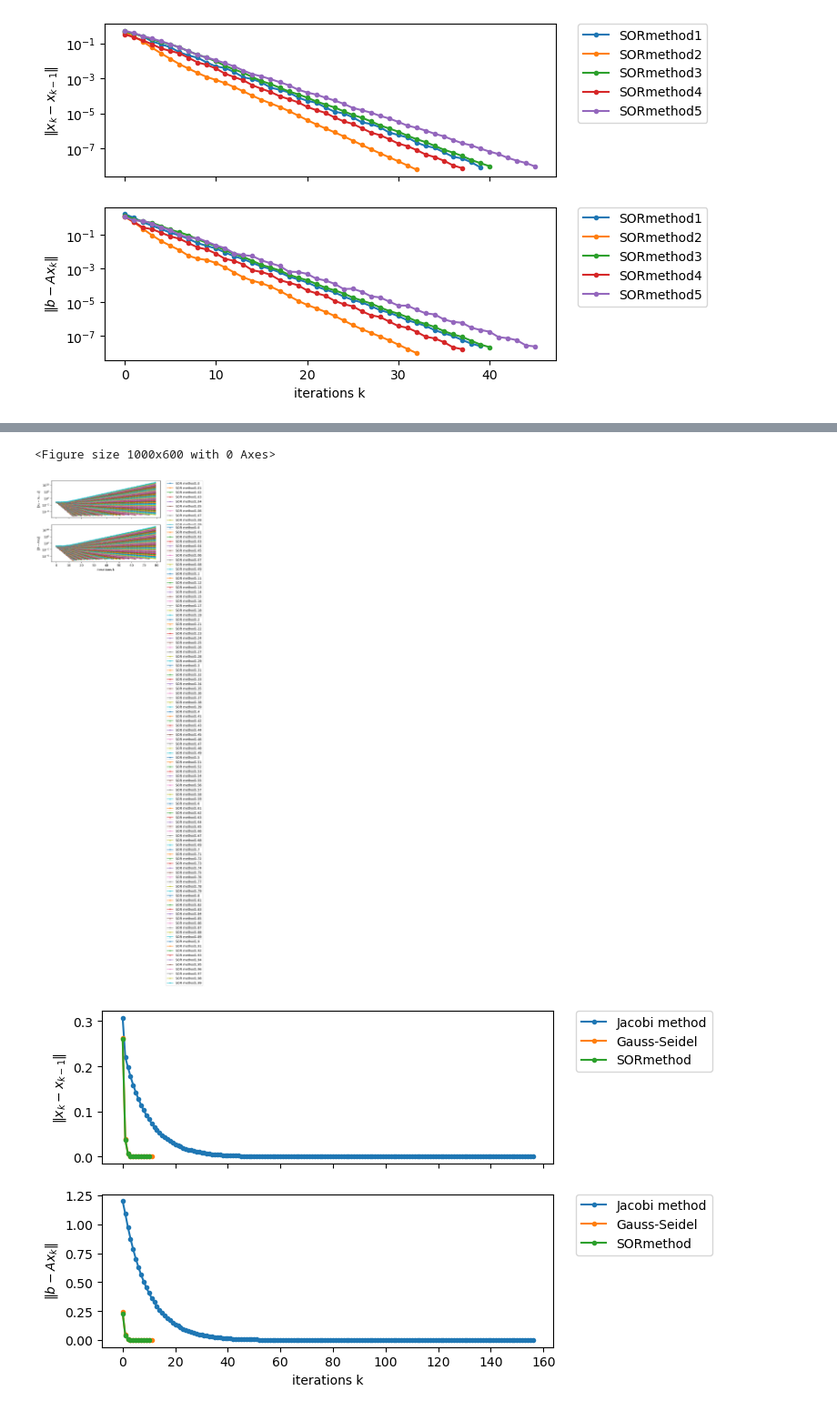
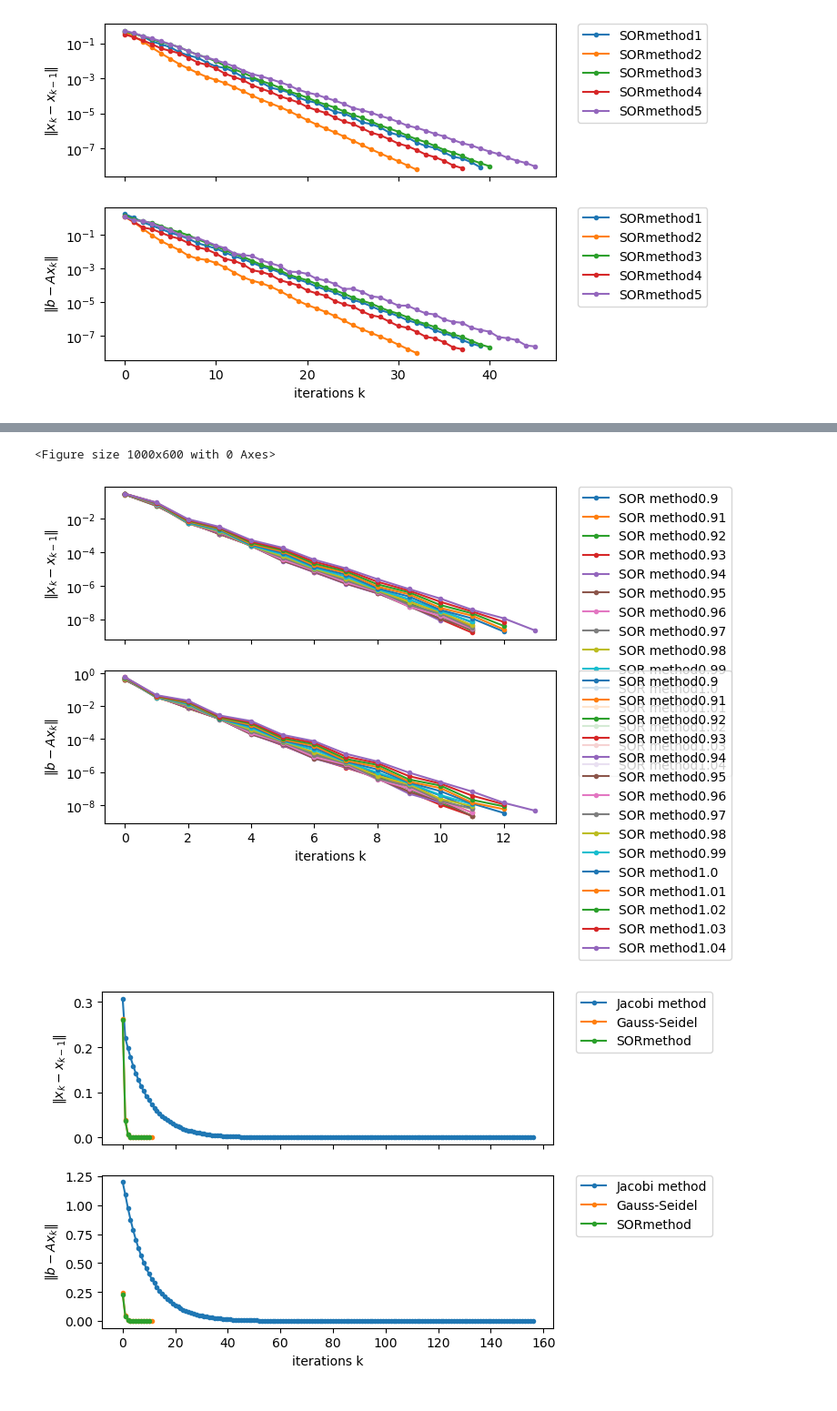
Before and after one commit to neckoshirasu/Scientific-and-technical-Computing, a Jupyter notebook: トピック4/sc4-report.ipynb, the cells around one changed output, grey strips where cells are left out. Shown at 91% size. Saved outputs shown, nothing was run; the diff lists cells and outputs as text; code cells hidden in the pictures.

```diff
--- a/トピック4/sc4-report.ipynb
+++ b/トピック4/sc4-report.ipynb
@@ -570,7 +570,7 @@ np.fill_diagonal(A, A.sum(axis=1))  #優対角
 b = rng.random(10)
 
 listb = []
-for i in range(11, 20):
+for i in range(5, 15):
     omega = round(i * 0.1, 2)
     cache_callback_SOR = CacheDiffRes("SOR method" + str(omega))
     x = sor(A, b, omega = omega, callback=cache_callback_SOR)
@@ -599,7 +599,7 @@ A = rng.random(size=(10, 10))
 np.fill_diagonal(A, A.sum(axis=1))  #優対角
 b = rng.random(10)
 
-for i in range(105,200, 5):
+for i in range(80,120, 5):
     omega = round(i * 0.01, 2)
     cache_callback_SOR = CacheDiffRes("SOR method" + str(omega))
     x = sor(A, b, omega = omega, callback=cache_callback_SOR)
@@ -624,28 +624,28 @@ fig = plots.plot(y_logscale=True)
 # %%
 listd = []
 A = rng.random(size=(10, 10))
 np.fill_diagonal(A, A.sum(axis=1))  #優対角
 b = rng.random(10)
 
-for i in range(100,200,):
+for i in range(90,105,):
     omega = i / 100
     cache_callback_SOR = CacheDiffRes("SOR method" + str(omega))
     x = sor(A, b, omega = omega, callback=cache_callback_SOR)
     listd.append(cache_callback_SOR)
 
     plot_cache = PlotCacheDiffRes([
         cache_callback_SOR
     ])
 
 plots = PlotCacheDiffRes(
     listd
 )
 
 fig = plt.figure(figsize=(10, 6))
 fig = plots.plot(y_logscale=True)
 # %% [output]
 <Figure size 1000x600 with 0 Axes>
-[figure, old version]
+[figure, new version]
 # %%
 A = rng.random(size=(10, 10))
 np.fill_diagonal(A, A.sum(axis=1))  #優対角
```
Also changed, not shown: parts of 3 cells of this notebook, 1 other file.
